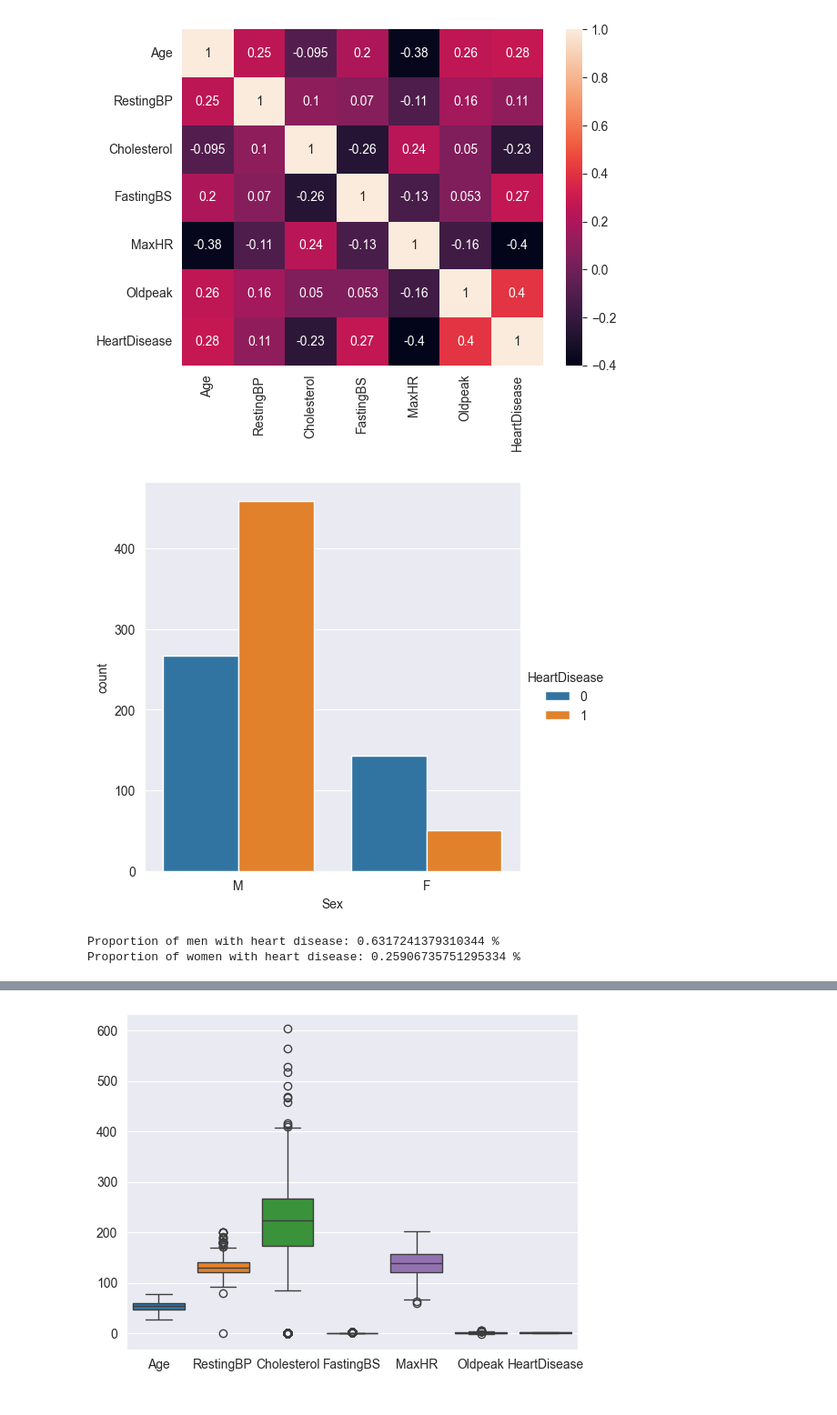
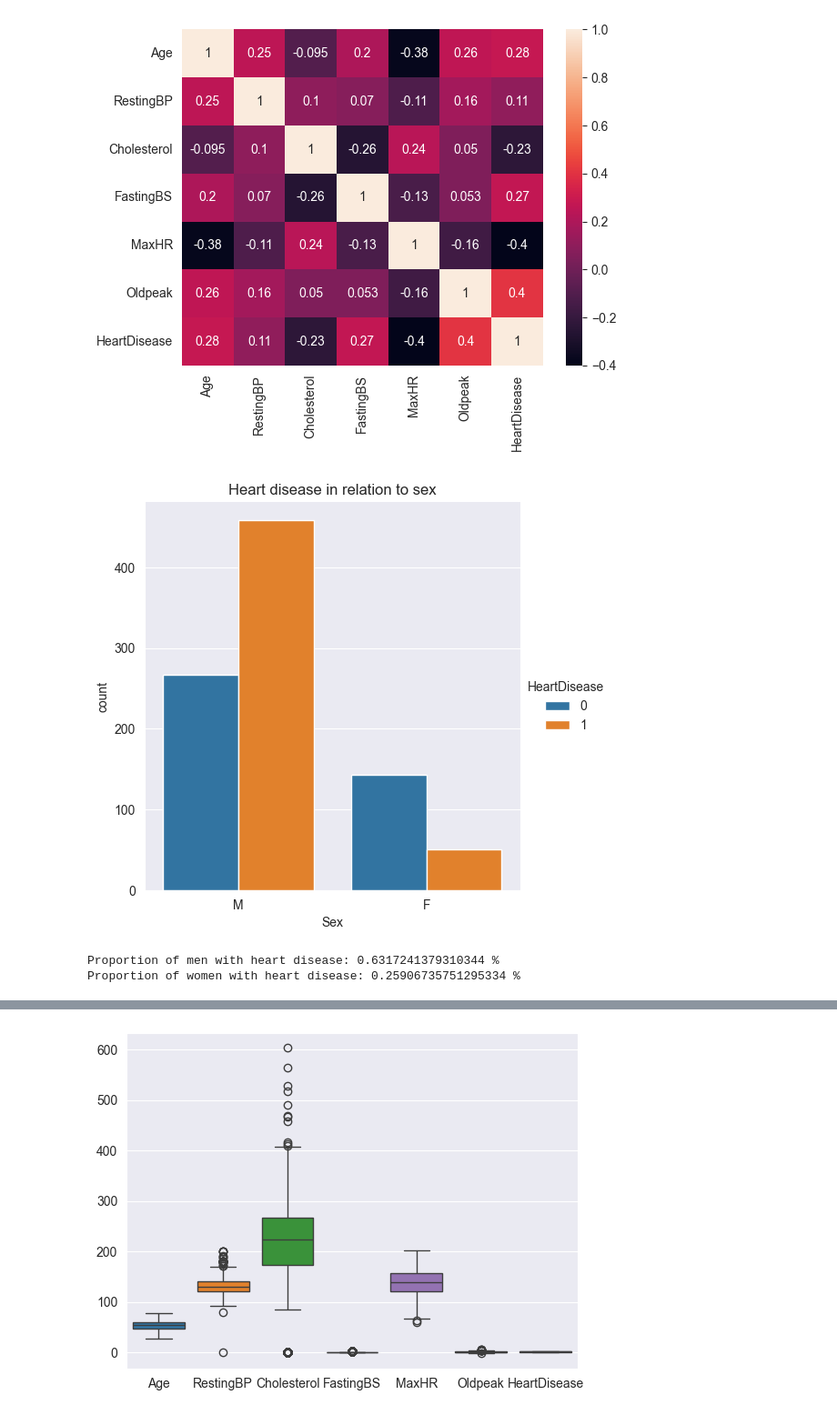
Before and after one commit to gatiengnv/heart_disease_detection, a Jupyter notebook: main.ipynb, the cells around one changed output, grey strips where cells are left out. Shown at 91% size. Saved outputs shown, nothing was run; the diff lists cells and outputs as text; code cells hidden in the pictures.

```diff
--- a/main.ipynb
+++ b/main.ipynb
@@ -61,15 +61,16 @@ plt.show()
 [figure]
 # %%
 sns.catplot(data=df, x="Sex", hue="HeartDisease", kind="count")
+plt.title("Heart disease in relation to sex")
 plt.show()
 man_with_heart_disease = df[(df['Sex'] == "M") & (df['HeartDisease'] == 1)]
 man_without_heart_disease = df[(df['Sex'] == "M") & (df['HeartDisease'] == 0)]
 woman_with_heart_disease = df[(df['Sex'] == "F") & (df['HeartDisease'] == 1)]
 woman_without_heart_disease = df[(df['Sex'] == "F") & (df['HeartDisease'] == 0)]
 print(f"Proportion of men with heart disease: {len(man_with_heart_disease) / (len(man_without_heart_disease) + len(man_with_heart_disease))} %")
 print(f"Proportion of women with heart disease: {len(woman_with_heart_disease) / (len(woman_without_heart_disease) + len(woman_with_heart_disease))} %")
 # %% [output]
-[figure, old version]
+[figure, new version]
 Proportion of men with heart disease: 0.6317241379310344 %
 Proportion of women with heart disease: 0.25906735751295334 %
 # %%
```
Also changed, not shown: parts of 6 cells of this notebook.
